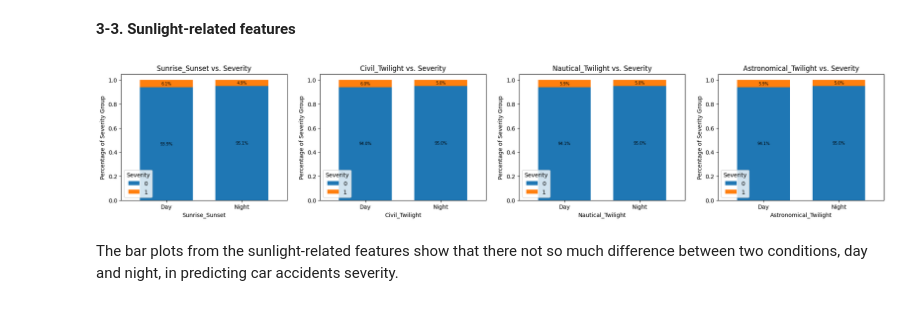
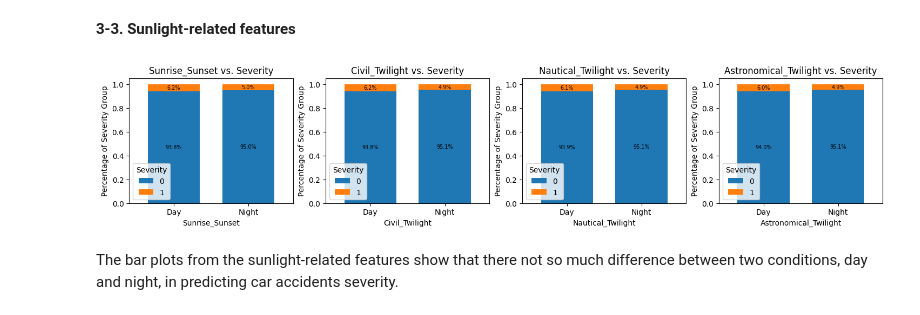
Before and after one commit to harimshin/data-science-portfolio, a Jupyter notebook: machine_learning_binary_classification_with_SMOTE_prediction_model_for_the_severity_of_car_accidents.ipynb, the cells around one changed output. Drawn from its saved outputs; the diff is of its cells as text; code cells hidden in the pictures.

```diff
--- a/machine_learning_binary_classification_with_SMOTE_prediction_model_for_the_severity_of_car_accidents.ipynb
+++ b/machine_learning_binary_classification_with_SMOTE_prediction_model_for_the_severity_of_car_accidents.ipynb
@@ -307,34 +318,3 @@ Text(0.5, 1.0, 'Weather Features Correlation Heatmap')
 From the correlation heat map, we can see that temperature and wind_chill are highly correlated(0.99).
 # %% [markdown]
 **3-2. Weather-related features: bar plots**
-# %%
-from matplotlib.ticker import PercentFormatter
-
-# visualize the relationship between weather-related features and severity level
-weather_severity_list = ['Severity','Temperature(F)','Wind_Chill(F)','Humidity(%)','Pressure(in)', 'Visibility(mi)', 'Wind_Speed(mph)', 'Precipitation(in)']
-weather_severity_df = car_acc3_pd[weather_severity_list]
-
-for i in range(len(weather_list)):
-
-  diff = max(weather_severity_df[weather_list[i]]) - min(weather_severity_df[weather_list[i]])
-  if diff >= 50: width = 1
-  elif diff >= 20: width = 0.5
-  else: width = 0.1
-
-  min_val = min(weather_severity_df[weather_list[i]])
-  max_val = max(weather_severity_df[weather_list[i]])
-
-  ax = sns.histplot(
-      data=weather_severity_df,
-      x=weather_list[i],
-      hue='Severity',
-      multiple='fill',
-      bins=np.arange(min_val, max_val, width),
-      hue_order = [1, 0],
-      palette = ['#ff7f0e', '#1f77b4']
-      )
-
-  ax.yaxis.set_major_formatter(PercentFormatter(1))
-  ax.set_ylabel('Percentage of Severity Group')
-  ax.set_title(weather_list[i] + " vs. Severity")
-  plt.show()
@@ -352,7 +393,7 @@ Plots show that the car accidents in very low or very high temperature(wind chil
 Also, we can find that low humidity, low pressure, and low visibility causes the car accidents to be severe.
 # %%
 # visualize the relationship between wind direction and severity level
-wind_dir = pd.crosstab(car_acc3_pd['Wind_Direction'], car_acc3_pd['Severity']).apply(lambda r: r/r.sum(), axis=1)
+wind_dir = pd.crosstab(car_acc2_pd['Wind_Direction'], car_acc2_pd['Severity']).apply(lambda r: r/r.sum(), axis=1)
 wind_dir_bar = wind_dir.plot(kind="bar", stacked=True, rot=0, width = 0.7, ylabel = 'Wind_Direction',figsize=(15, 5))
 for bars in wind_dir_bar.containers:
       heights = [b.get_height() for b in bars]
@@ -367,5 +408,7 @@ Text(0.5, 1.0, 'Wind Direction vs. Severity')
 **4-1. Traffic-related features: correlation heatmap**
 # %%
 # create a list of features related to traffic
-traffic_list = ['Amenity', 'Bump', 'Crossing', 'Give_Way', 'Junction', 'No_Exit', 'Railway', 'Roundabout', 'Station', 'Stop', 'Traffic_Calming', 'Traffic_Signal', 'Turning_Loop']
+traffic_list = ['Amenity', 'Bump', 'Crossing', 'Give_Way', 'Junction', \
+                'No_Exit', 'Railway', 'Roundabout', 'Station', 'Stop', \
+                'Traffic_Calming', 'Traffic_Signal', 'Turning_Loop']
 # %%
@@ -389,7 +432,7 @@ We can verify that Bump and Traffic Calming, Crossing and Traffic Signal have hi
 fig, axes = plt.subplots(4, 4, figsize = (16, 16))
 fig.subplots_adjust(hspace=0.5, wspace=0.5)
 for i in range(len(traffic_list)):
-  ct = pd.crosstab(car_acc3_pd[traffic_list[i]], car_acc3_pd['Severity']).apply(lambda r: r/r.sum(), axis=1)
+  ct = pd.crosstab(car_acc2_pd[traffic_list[i]], car_acc2_pd['Severity']).apply(lambda r: r/r.sum(), axis=1)
   ct_bar = ct.plot(ax=axes[i//4, i%4], kind="bar", stacked=True, rot=0, width = 0.7, ylabel = traffic_list[i])
 
   for bars in ct_bar.containers:
@@ -426,21 +475,21 @@ We can verify the sunlight-related features are highly correlated (> 0.70)
 **3-3. Sunlight-related features**
 # %%
 # visualize the relationship between sunlight condition and severity level
-fig, axes = plt.subplots(1,4, figsize = (24,4))
+fig, axes = plt.subplots(1,4, figsize = (18,3))
 
 for i in range(len(sunlight_list)):
- ct = pd.crosstab(car_acc3_pd[sunlight_list[i]], car_acc3_pd['Severity']).apply(lambda r: r/r.sum(), axis=1)
+ ct = pd.crosstab(car_acc2_pd[sunlight_list[i]], car_acc2_pd['Severity']).apply(lambda r: r/r.sum(), axis=1)
  ct_bar = ct.plot(ax=axes[i], kind = "bar", stacked = True, rot=0, width = 0.7, ylabel = 'Severity')
 
  for bars in ct_bar.containers:
   heights = [b.get_height() for b in bars]
   labels = [f'{h * 100:.1f}%' if h > 0.001 else '' for h in heights]
   ct_bar.bar_label(bars, labels=labels, label_type='center', fontsize = 7)
 
   ct_bar.set_ylabel('Percentage of Severity Group')
   ct_bar.set_title(sunlight_list[i] + " vs. Severity")
 # %% [output]
-[figure, old version]
+[figure, new version]
 # %% [markdown]
 The bar plots from the sunlight-related features show that there not so much difference between two conditions, day and night, in predicting car accidents severity.
 # %% [markdown]
```
Also changed, not shown: parts of 55 cells of this notebook.
